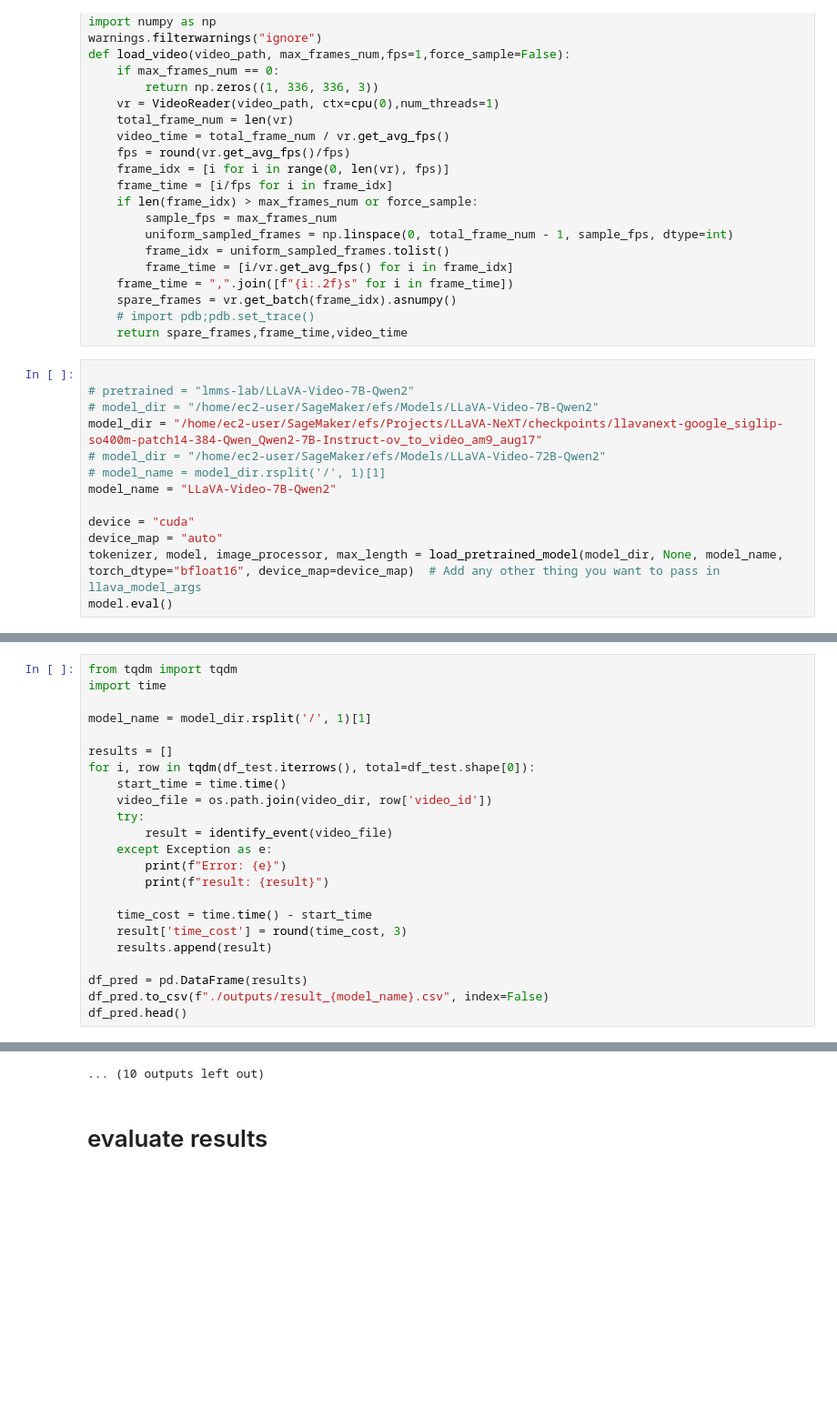
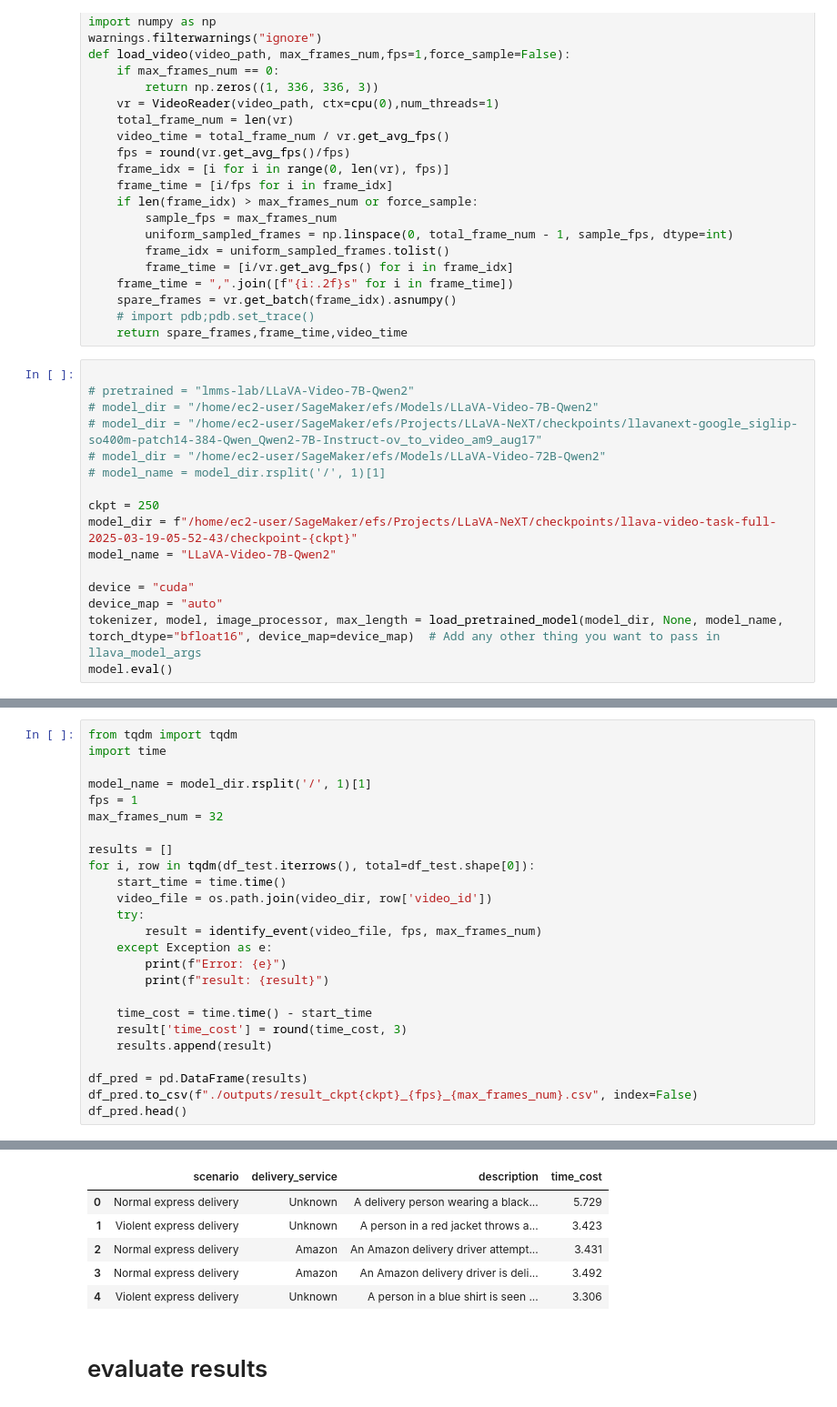
Before and after one commit to Chevolier/LLaVA-NeXT, a Jupyter notebook: evaluate.ipynb, the cells around one changed output, grey strips where cells are left out. Shown at 91% size. Drawn from its saved outputs; the diff is of its cells as text; blank space fills up the shorter version.

```diff
--- a/evaluate.ipynb
+++ b/evaluate.ipynb
@@ -123,9 +123,12 @@ def load_video(video_path, max_frames_num,fps=1,force_sample=False):
 
 # pretrained = "lmms-lab/LLaVA-Video-7B-Qwen2"
 # model_dir = "/home/ec2-user/SageMaker/efs/Models/LLaVA-Video-7B-Qwen2"
-model_dir = "/home/ec2-user/SageMaker/efs/Projects/LLaVA-NeXT/checkpoints/llavanext-google_siglip-so400m-patch14-384-Qwen_Qwen2-7B-Instruct-ov_to_video_am9_aug17"
+# model_dir = "/home/ec2-user/SageMaker/efs/Projects/LLaVA-NeXT/checkpoints/llavanext-google_siglip-so400m-patch14-384-Qwen_Qwen2-7B-Instruct-ov_to_video_am9_aug17"
 # model_dir = "/home/ec2-user/SageMaker/efs/Models/LLaVA-Video-72B-Qwen2"
 # model_name = model_dir.rsplit('/', 1)[1]
+
+ckpt = 250
+model_dir = f"/home/ec2-user/SageMaker/efs/Projects/LLaVA-NeXT/checkpoints/llava-video-task-full-2025-03-19-05-52-43/checkpoint-{ckpt}"
 model_name = "LLaVA-Video-7B-Qwen2"
 
 device = "cuda"
@@ -254,13 +297,15 @@ from tqdm import tqdm
 import time
 
 model_name = model_dir.rsplit('/', 1)[1]
+fps = 1
+max_frames_num = 32
 
 results = []
 for i, row in tqdm(df_test.iterrows(), total=df_test.shape[0]):
     start_time = time.time()
     video_file = os.path.join(video_dir, row['video_id'])
     try:
-        result = identify_event(video_file)
+        result = identify_event(video_file, fps, max_frames_num)
     except Exception as e:
         print(f"Error: {e}")
         print(f"result: {result}")
@@ -270,6 +315,6 @@ for i, row in tqdm(df_test.iterrows(), total=df_test.shape[0]):
     results.append(result)
 
 df_pred = pd.DataFrame(results)
-df_pred.to_csv(f"./outputs/result_{model_name}.csv", index=False)
+df_pred.to_csv(f"./outputs/result_ckpt{ckpt}_{fps}_{max_frames_num}.csv", index=False)
 df_pred.head()
 # %% [output]
@@ -516,4 +321,9 @@ Please ensure the output is valid JSON with these exact keys.
-... (10 outputs left out)
+|  | scenario | delivery_service | description | time_cost |
+| 0 | Normal express delivery | Unknown | A delivery person wearing a black... | 5.729 |
+| 1 | Violent express delivery | Unknown | A person in a red jacket throws a... | 3.423 |
+| 2 | Normal express delivery | Amazon | An Amazon delivery driver attempt... | 3.431 |
+| 3 | Normal express delivery | Amazon | An Amazon delivery driver is deli... | 3.492 |
+| 4 | Violent express delivery | Unknown | A person in a blue shirt is seen ... | 3.306 |
 # %% [markdown]
 # evaluate results
 # %%
```
Also changed, not shown: parts of 8 cells of this notebook, 2 other files.
